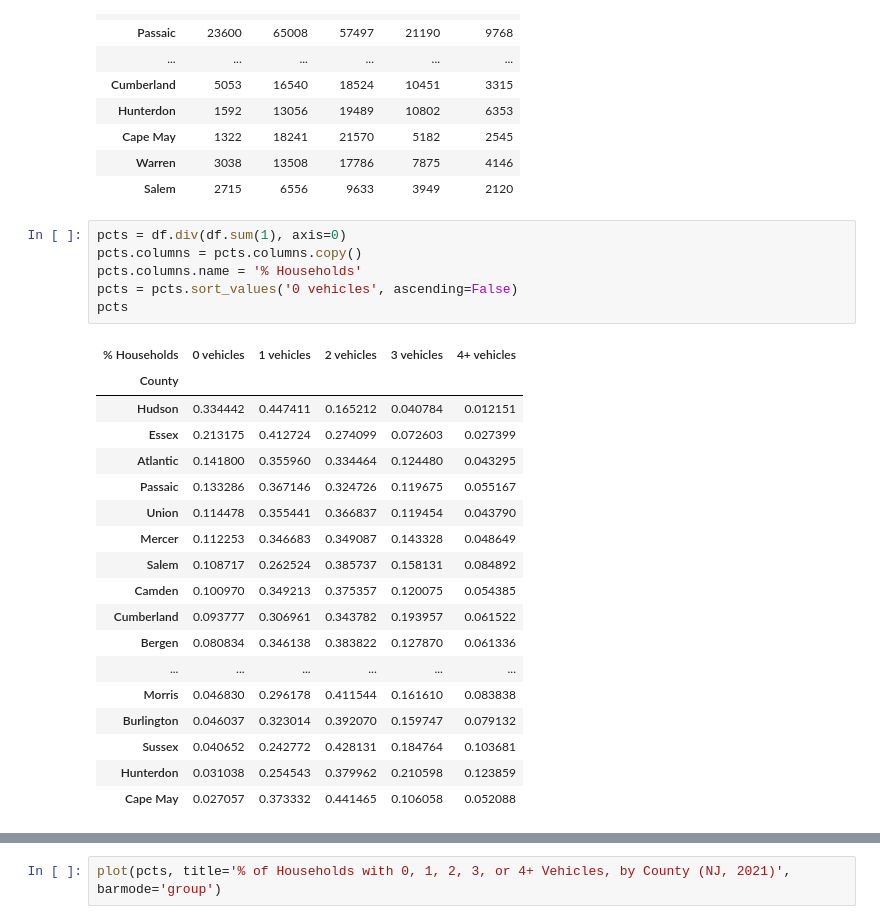
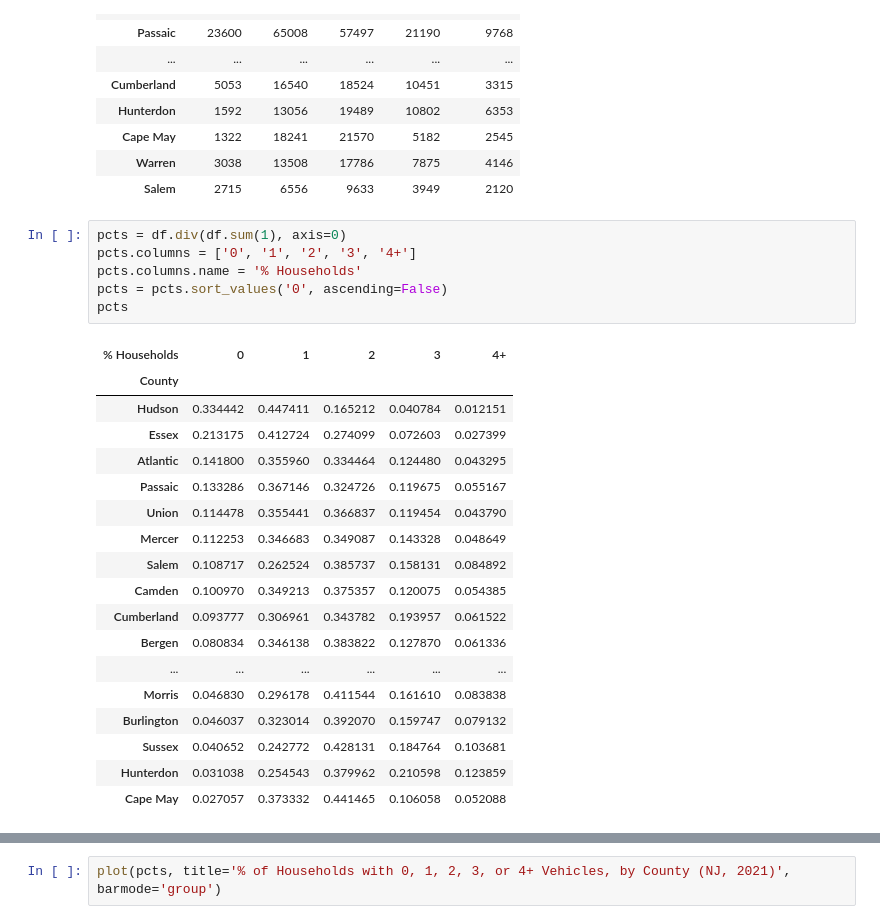
Before and after one commit to hudcostreets/household-vehicles, a Jupyter notebook: nj/household vehicle ownership.ipynb, the cells around one changed output, grey strips where cells are left out. Drawn from its saved outputs; the diff is of its cells as text.

```diff
--- a/nj/household vehicle ownership.ipynb
+++ b/nj/household vehicle ownership.ipynb
@@ -116,12 +140,12 @@ df
 | Salem | 2715 | 6556 | 9633 | 3949 | 2120 |
 # %%
 pcts = df.div(df.sum(1), axis=0)
-pcts.columns = pcts.columns.copy()
+pcts.columns = ['0', '1', '2', '3', '4+']
 pcts.columns.name = '% Households'
-pcts = pcts.sort_values('0 vehicles', ascending=False)
+pcts = pcts.sort_values('0', ascending=False)
 pcts
 # %% [output]
-| % Households | 0 vehicles | 1 vehicles | 2 vehicles | 3 vehicles | 4+ vehicles |
+| % Households | 0 | 1 | 2 | 3 | 4+ |
 | County |  |  |  |  |  |
 | Hudson | 0.334442 | 0.447411 | 0.165212 | 0.040784 | 0.012151 |
 | Essex | 0.213175 | 0.412724 | 0.274099 | 0.072603 | 0.027399 |
```
Also changed, not shown: parts of 9 cells of this notebook, 17 other files.
